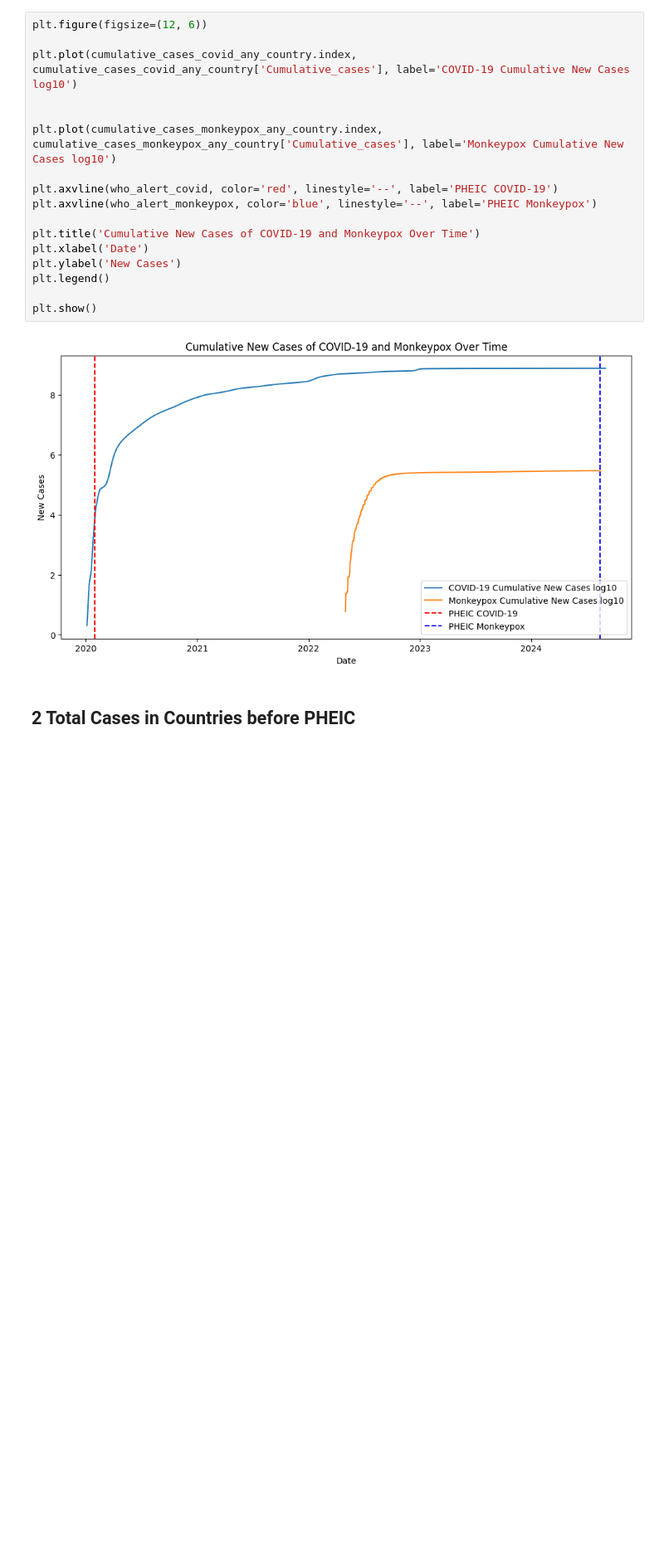
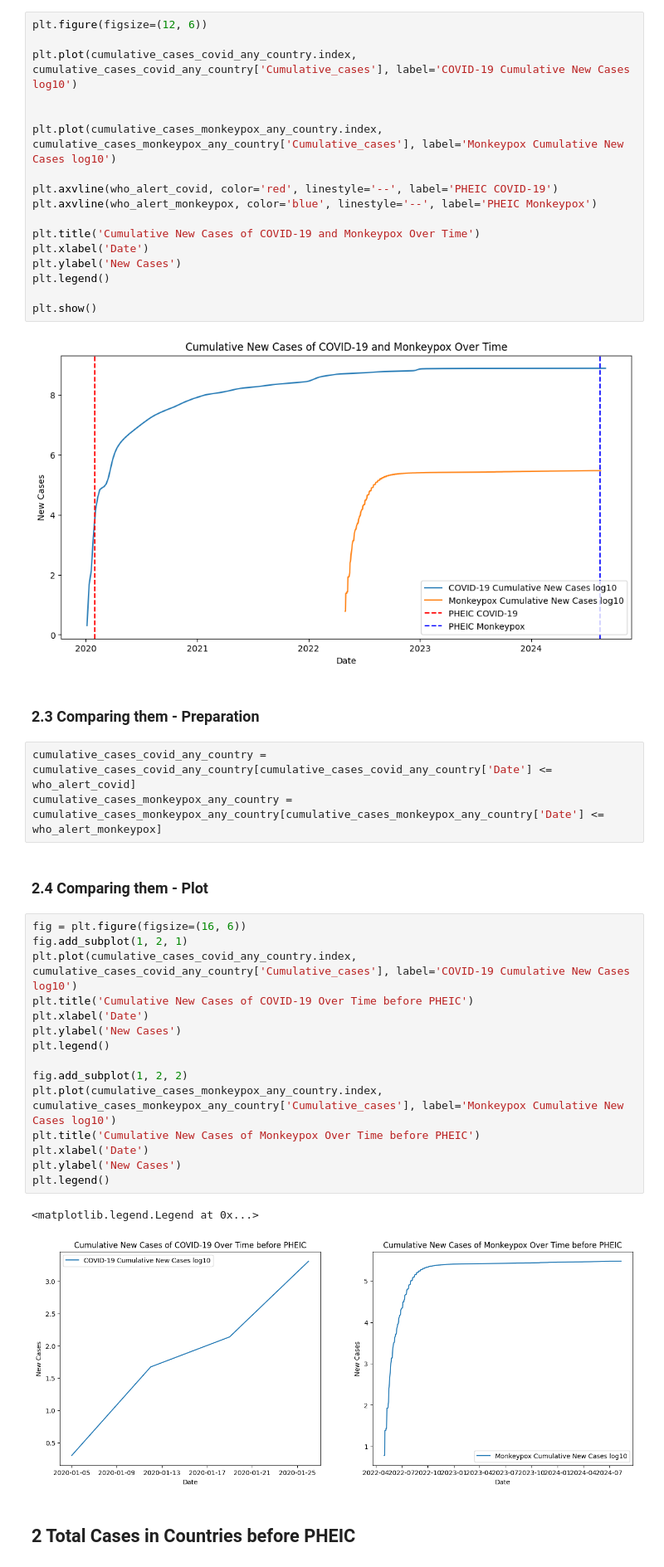
Before and after one commit to SoonBanned/Covid-MonkeyPox-analysis, a Jupyter notebook: journal.ipynb, the cells around one changed output. Shown: that part at 83% size. Drawn from its saved outputs; the diff is of its cells as text; blank space fills up the shorter version.

Commit message:
Add comparative evolution before PHEIC graph

```diff
--- a/journal.ipynb
+++ b/journal.ipynb
@@ -72,6 +72,31 @@ plt.legend()
 plt.show()
 # %% [output]
 [figure]
+# %% [markdown]
+### 2.3 Comparing them - Preparation
+# %%
+cumulative_cases_covid_any_country = cumulative_cases_covid_any_country[cumulative_cases_covid_any_country['Date'] <= who_alert_covid]
+cumulative_cases_monkeypox_any_country = cumulative_cases_monkeypox_any_country[cumulative_cases_monkeypox_any_country['Date'] <= who_alert_monkeypox]
+# %% [markdown]
+### 2.4 Comparing them - Plot
+# %%
+fig = plt.figure(figsize=(16, 6))
+fig.add_subplot(1, 2, 1)
+plt.plot(cumulative_cases_covid_any_country.index, cumulative_cases_covid_any_country['Cumulative_cases'], label='COVID-19 Cumulative New Cases log10')
+plt.title('Cumulative New Cases of COVID-19 Over Time before PHEIC')
+plt.xlabel('Date')
+plt.ylabel('New Cases')
+plt.legend()
+
+fig.add_subplot(1, 2, 2)
+plt.plot(cumulative_cases_monkeypox_any_country.index, cumulative_cases_monkeypox_any_country['Cumulative_cases'], label='Monkeypox Cumulative New Cases log10')
+plt.title('Cumulative New Cases of Monkeypox Over Time before PHEIC')
+plt.xlabel('Date')
+plt.ylabel('New Cases')
+plt.legend()
+# %% [output]
+<matplotlib.legend.Legend at 0x...>
+[figure, added]
 # %% [markdown]
 ## 2 Total Cases in Countries before PHEIC
 # %% [markdown]
```
Also changed, not shown: parts of 1 cell of this notebook.
